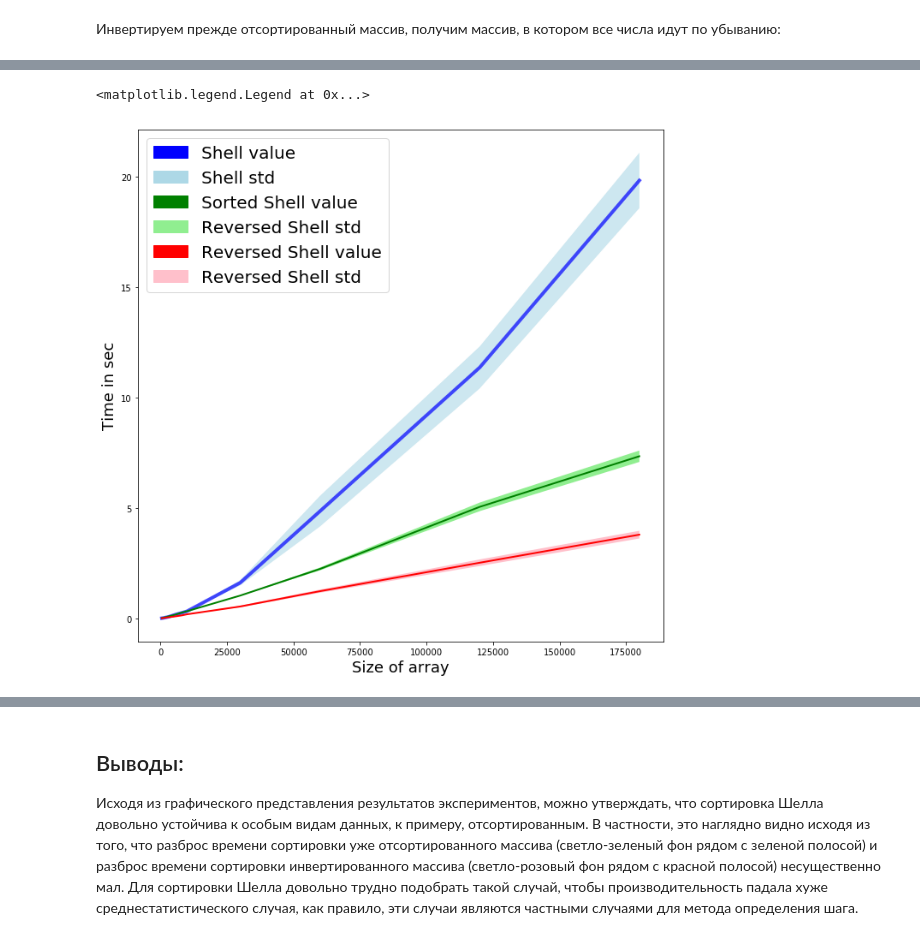
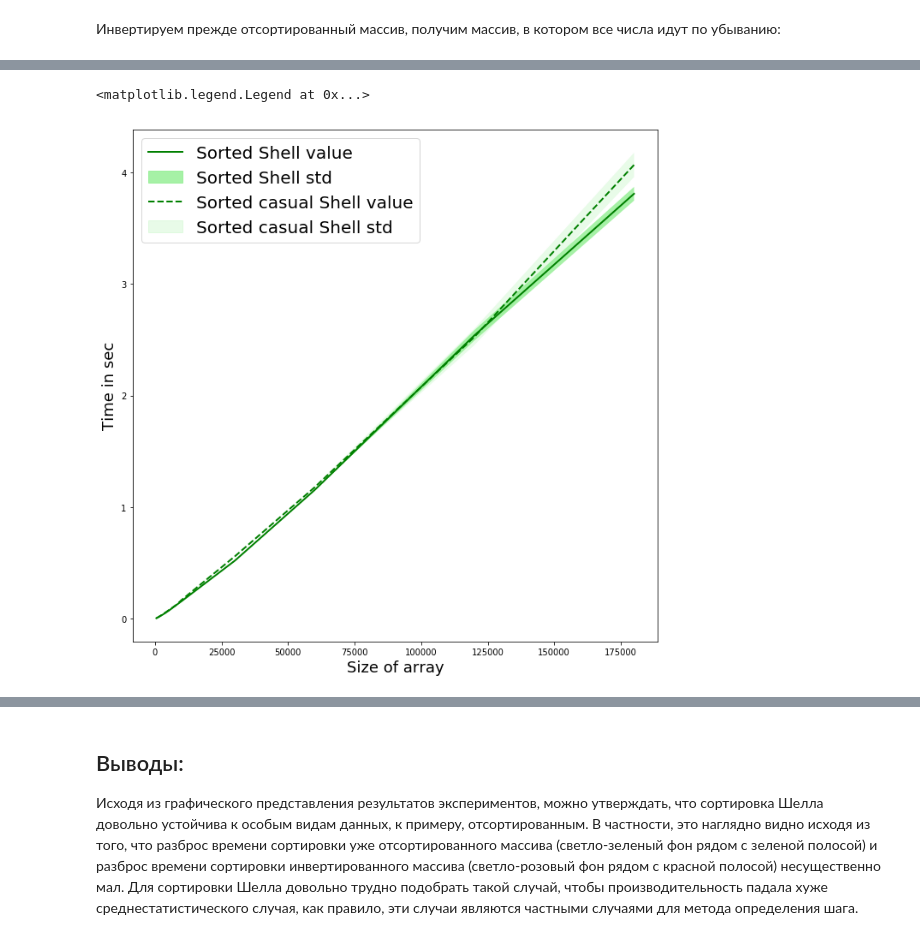
Before and after one commit to iwouldnot/algo_kursach, a Jupyter notebook: task3/3.ipynb, the cells around one changed output, grey strips where cells are left out. Saved outputs shown, nothing was run; the diff lists cells and outputs as text; code cells hidden in the pictures.

```diff
--- a/task3/3.ipynb
+++ b/task3/3.ipynb
@@ -78,7 +108,7 @@ array([  2955, 106443,  19457, ...,  88209,  67263,   6414])
 iter_number = 3
 results = {}
 for i in tqdm_notebook(size_values):
-    tr = timeit.repeat("shell_sort(a)",
+    tr = timeit.repeat("shell_sort(a, factorial_sequense)",
                    repeat=5,
                    setup="a = np.random.choice(array, i)",
                    number=iter_number,
@@ -167,9 +205,9 @@ array([179999, 179999, 179998, ...,      2,      1,      0])
 # %%
-iter_number = 5
+iter_number = 3
 results = {}
 for i in tqdm_notebook(size_values):
-    tr = timeit.repeat("shell_sort(a)",
-                   repeat=10,
+    tr = timeit.repeat("shell_sort(a, factorial_sequense)",
+                   repeat=5,
                    setup="a = array[:i]",
                    number=iter_number,
                    globals=globals())
@@ -203,0 +311,12 @@ for i in results_shell_reversed:
+# %%
+keys_shell_casual_sorted = list(results.keys())
+values_shell_casual_sorted = np.array(list(results.values())).mean(axis=1)
+deviation_shell_casual_sorted = np.array(list(results.values())).std(axis=1)
+results_shell_casual_sorted = list(zip(keys_shell_casual_sorted,
+                                       values_shell_casual_sorted,
+                                       deviation_shell_casual_sorted))
+
+print('Время одной операции сортировки Шелла с биноминальным шагом на отсортированном массиве (в секундах):')
+for i in results_shell_casual_sorted:
+    print('На {:6d} элементах: {:8.5f} ± {:7.5f} секунд;'.format(i[0], i[1], i[2]), end=' ')
+    print('Разброс замеров: {:.2f}%'.format(i[2] / i[1] * 100))
@@ -204,47 +491,41 @@ for i in results_shell_reversed:
 # %%
 plt.figure(num=1, figsize=(11,11))
-
-""" Обычный массив """
-plt.plot(size_values, values_shell, 'b-', linewidth=4.0, alpha=0.7)
 plt.xlabel('Size of array', fontsize=18)
 plt.ylabel('Time in sec', fontsize=18)
-plt.fill_between(size_values,
-                 values_shell + deviation_shell,
-                 values_shell - deviation_shell,
-                 interpolate=True,
-                 facecolor='lightblue',
-                 alpha=0.6)
-value_shell_patch = mpatches.Patch(color='b', label='Shell value')
-std_shell_patch = mpatches.Patch(color='lightblue', label='Shell std')
+
+""" ФАКТОРИАЛЬНОЕ РАЗБИЕНИЕ """
 
 """ Отсортированный массив """
-plt.plot(size_values, values_shell_sorted, 'g-', linewidth=2.0)
+value_shell_sorted_line, plt.plot(size_values, values_shell_sorted, 'g-', linewidth=2.0)
 plt.fill_between(size_values,
                  values_shell_sorted + deviation_shell_sorted,
                  values_shell_sorted - deviation_shell_sorted,
                  interpolate=True,
-                 facecolor='lightgreen')
-value_shell_sorted_patch = mpatches.Patch(color='g', label='Sorted Shell value')
-std_shell_sorted_patch = mpatches.Patch(color='lightgreen', label='Reversed Shell std')
+                 facecolor='lightgreen',
+                 alpha=0.8)
+std_shell_sorted_patch = mpatches.Patch(color='lightgreen', label='Sorted Shell std', alpha=0.8)
 
-""" Инвертированный массив """
-plt.plot(size_values, values_shell_reversed, 'r-', linewidth=2.0)
+""" БИНОМИНАЛЬНОЕ РАЗБИЕНИЕ """
+
+""" Отсортированный массив """
+value_shell_casual_sorted_line, = plt.plot(size_values,
+                                           values_shell_casual_sorted,
+                                           'g--', linewidth=2.0,
+                                           label='Sorted casual Shell value')
 plt.fill_between(size_values,
-                 values_shell_reversed + deviation_shell_reversed,
-                 values_shell_reversed - deviation_shell_reversed,
+                 values_shell_casual_sorted + deviation_shell_casual_sorted,
+                 values_shell_casual_sorted - deviation_shell_casual_sorted,
                  interpolate=True,
-                 facecolor='pink')
-value_shell_reversed_patch = mpatches.Patch(color='r', label='Reversed Shell value')
-std_shell_reversed_patch = mpatches.Patch(color='pink', label='Reversed Shell std')
+                 facecolor='lightgreen',
+                 alpha=0.2)
+std_shell_casual_sorted_patch = mpatches.Patch(color='lightgreen', label='Sorted casual Shell std', alpha=0.2)
 
-plt.legend(handles=[value_shell_patch,
-                    std_shell_patch,
-                    value_shell_sorted_patch,
+plt.legend(handles=[value_shell_sorted_line,
                     std_shell_sorted_patch,
-                    value_shell_reversed_patch,
-                    std_shell_reversed_patch],
+                    value_shell_casual_sorted_line,
+                    std_shell_casual_sorted_patch],
            loc=2,
            fontsize=20)
 # %% [output]
 <matplotlib.legend.Legend at 0x...>
-[figure, old version]
+[figure, new version]
```
Also changed, not shown: parts of 34 cells of this notebook.
